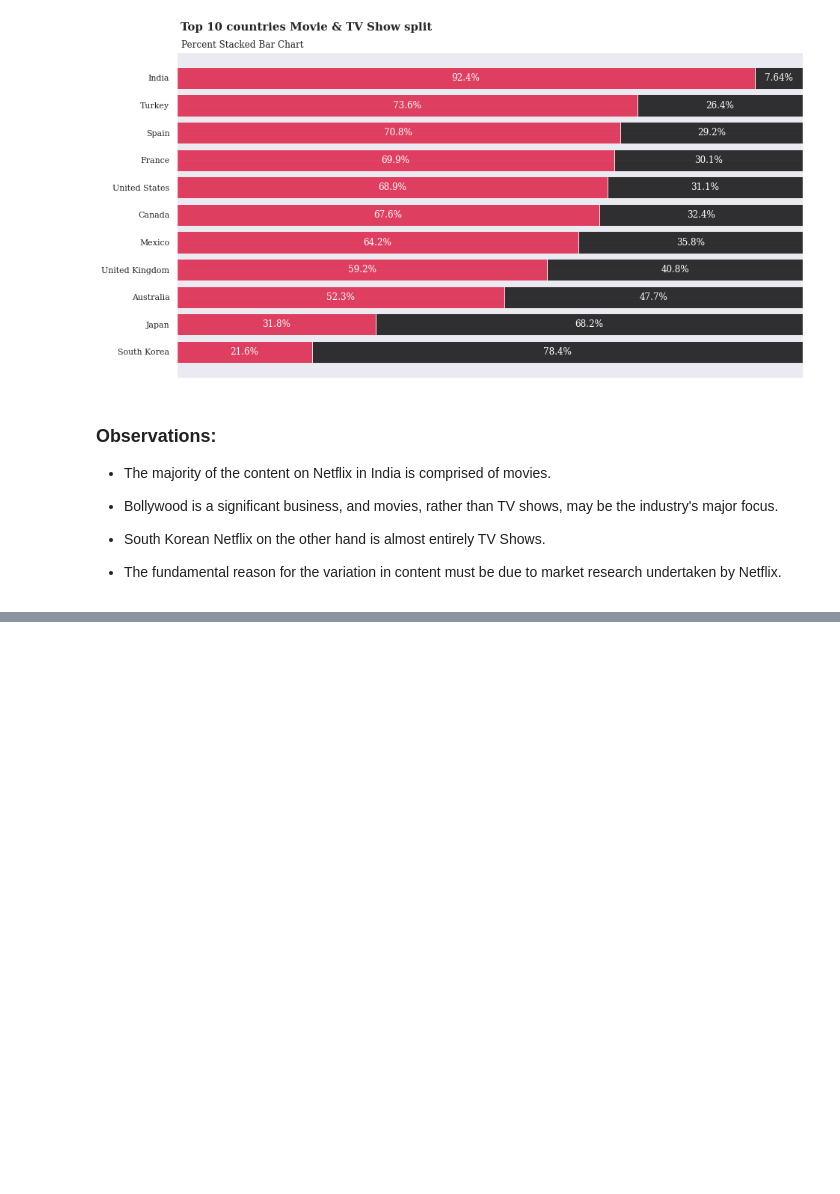
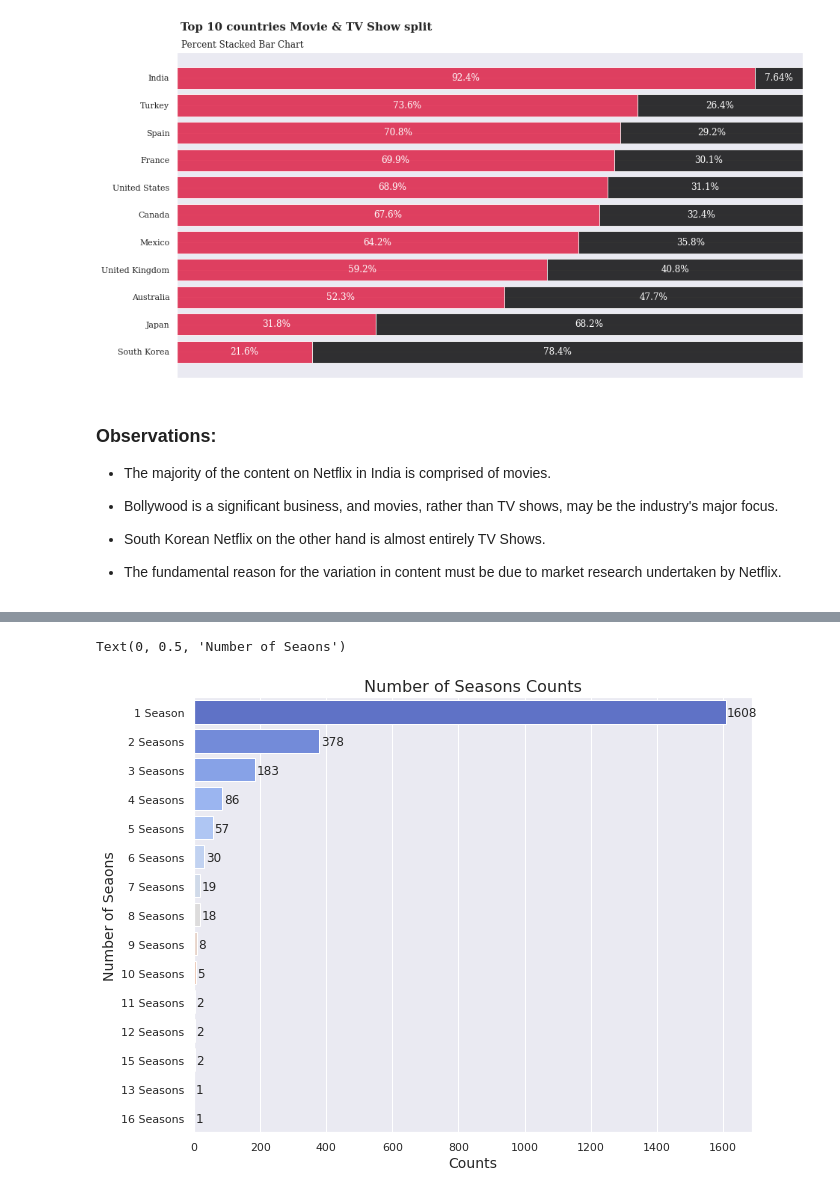
Before and after one commit to vinaylanjewar/Netflix-Movies-TV-Shows-Clustering, a Jupyter notebook: Capstone_project_4__NETFLIX_MOVIES_AND_TV_SHOWS_CLUSTERING.ipynb, the cells around one changed output, grey strips where cells are left out. Cells and saved outputs as stored; diff of their text form; code cells hidden in the pictures; blank space fills up the shorter version.

```diff
--- a/Capstone_project_4__NETFLIX_MOVIES_AND_TV_SHOWS_CLUSTERING.ipynb
+++ b/Capstone_project_4__NETFLIX_MOVIES_AND_TV_SHOWS_CLUSTERING.ipynb
@@ -763,0 +856,16 @@ plt.show()
+# %%
+plt.figure(figsize=(10,8))
+ax=sns.countplot(y='duration',data=df_tv,order=df_tv['duration'].
+                 value_counts().index,palette="coolwarm")
+# Adding Annotation
+for p in ax.patches:
+    width = p.get_width()
+    plt.text(5+p.get_width(), p.get_y()+0.55*p.get_height(),
+             '{:1.0f}'.format(width),
+             ha='left', va='center',fontsize=12)
+plt.title('Number of Seasons Counts' ,fontsize=16)
+plt.xlabel('Counts',fontsize=14)
+plt.ylabel('Number of Seaons',fontsize=14)
+# %% [output]
+Text(0, 0.5, 'Number of Seaons')
+[figure, added]
```
Also changed, not shown: parts of 38 cells of this notebook.
